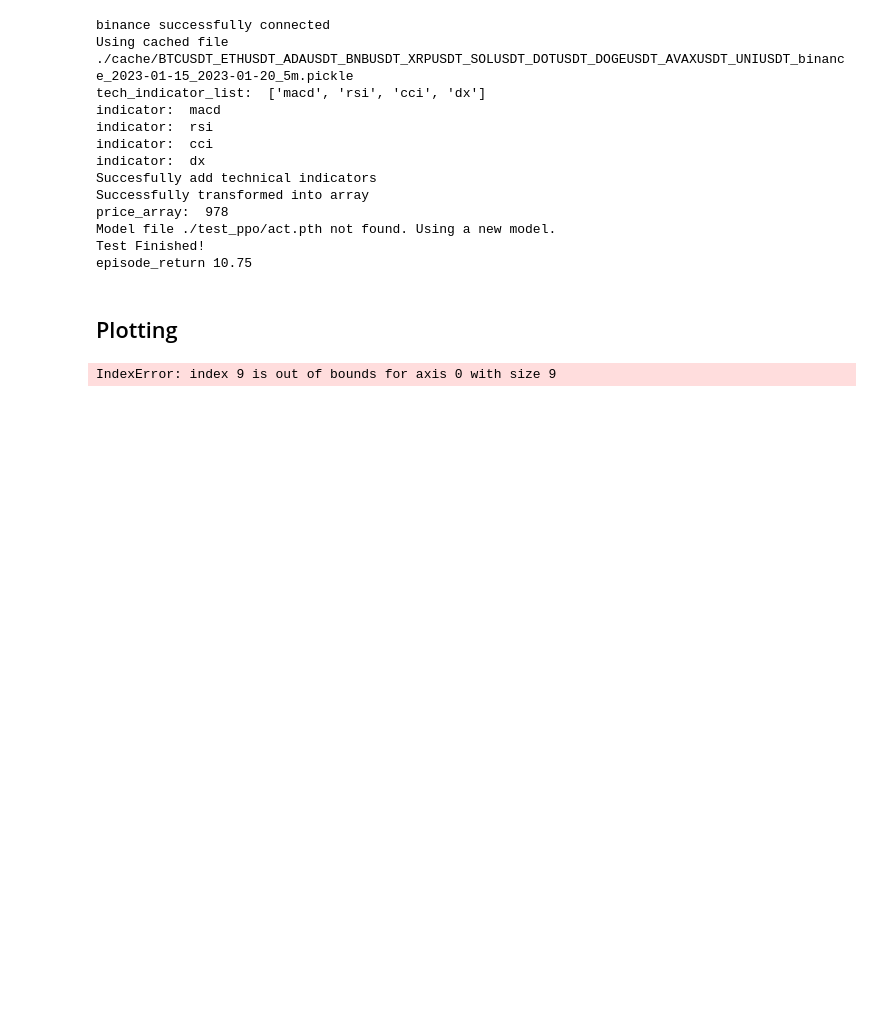
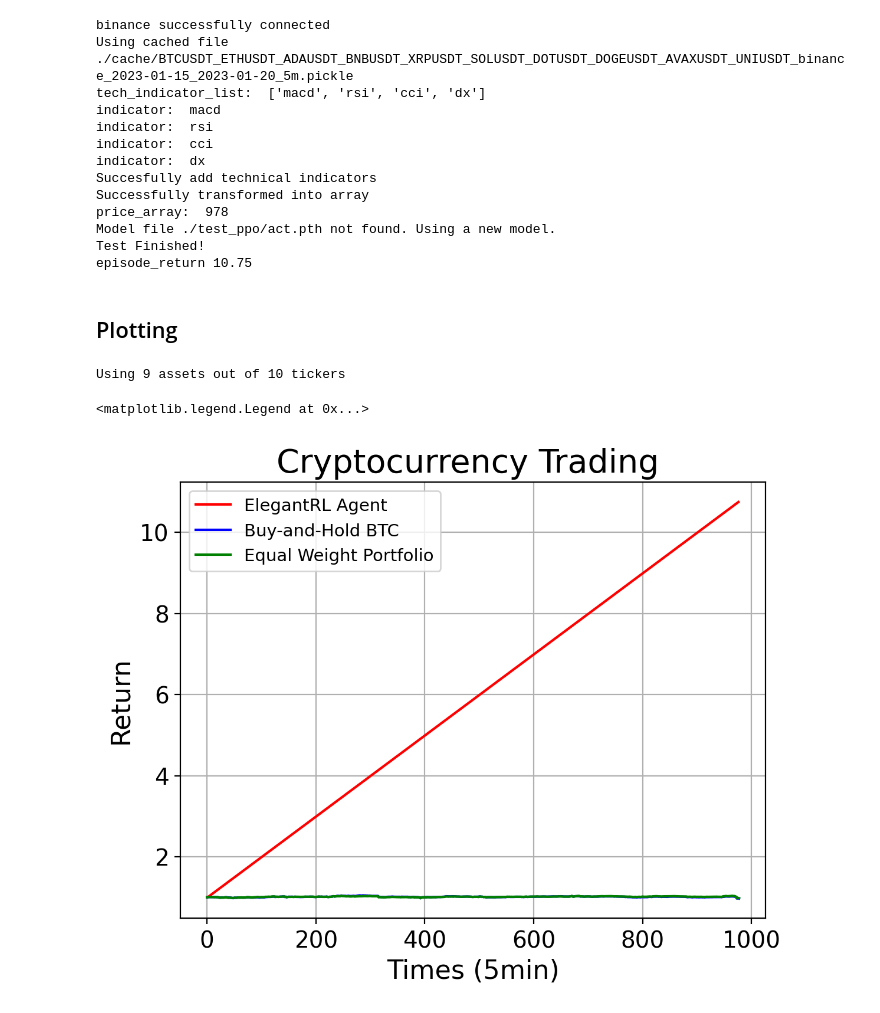
Before and after one commit to atrokhym/FinRL-Tutorials, a Jupyter notebook: 3-Practical/FinRL_MultiCrypto_Trading.ipynb, the cells around one changed output. Cells and saved outputs as stored; diff of their text form; code cells hidden in the pictures; blank space fills up the shorter version.

Commit message:
Fix equal weight calculation to handle mismatched ticker list length

```diff
--- a/3-Practical/FinRL_MultiCrypto_Trading.ipynb
+++ b/3-Practical/FinRL_MultiCrypto_Trading.ipynb
@@ -426,32 +426,43 @@ price_array = np.load('./price_array.npy')
 btc_prices = price_array[:,0]
 buy_hold_btc_returns = btc_prices/btc_prices[0]
 #calculate equal weight portfolio returns
 price_array = np.load('./price_array.npy')
 initial_prices = price_array[0,:]
-equal_weight = np.array([1e5/initial_prices[i] for i in range(len(TICKER_LIST))])
+# Make sure we only use as many tickers as we have price data for
+num_assets = min(price_array.shape[1], len(TICKER_LIST))
+print(f"Using {num_assets} assets out of {len(TICKER_LIST)} tickers")
+
+# Calculate equal weight (100k initial investment)
+initial_investment = 1e5
+# Equal weight means we invest initial_investment / num_assets in each asset
+investment_per_asset = initial_investment / num_assets
+# Calculate how many units of each asset we buy
+equal_weight = np.array([investment_per_asset / initial_prices[i] for i in range(num_assets)])
 equal_weight_values = []
 for i in range(0, price_array.shape[0]):
     equal_weight_values.append(np.sum(equal_weight * price_array[i]))
 equal_weight_values = np.array(equal_weight_values)
 equal_returns = equal_weight_values/equal_weight_values[0]
 #plot
 plt.figure(dpi=200)
 plt.grid()
 plt.grid(which='minor', axis='y')
 plt.title('Cryptocurrency Trading ', fontsize=20)
 plt.plot(agent_returns, label='ElegantRL Agent', color = 'red')
 plt.plot(buy_hold_btc_returns, label='Buy-and-Hold BTC', color='blue')
 plt.plot(equal_returns, label='Equal Weight Portfolio', color='green')
 plt.ylabel('Return', fontsize=16)
 plt.xlabel('Times (5min)', fontsize=16)
 plt.xticks(size=14)
 plt.yticks(size=14)
 '''ax = plt.gca()
 ax.xaxis.set_major_locator(ticker.MultipleLocator(210))
 ax.xaxis.set_minor_locator(ticker.MultipleLocator(21))
 ax.yaxis.set_minor_locator(ticker.MultipleLocator(0.005))
 ax.yaxis.set_major_formatter(ticker.PercentFormatter(xmax=1, decimals=2))
 ax.xaxis.set_major_formatter(ticker.FixedFormatter([]))'''
 plt.legend(fontsize=10.5)
 # %% [output]
-IndexError: index 9 is out of bounds for axis 0 with size 9
+Using 9 assets out of 10 tickers
+<matplotlib.legend.Legend at 0x...>
+[figure, added]
```
Also changed, not shown: parts of 1 cell of this notebook, 2 other files.
